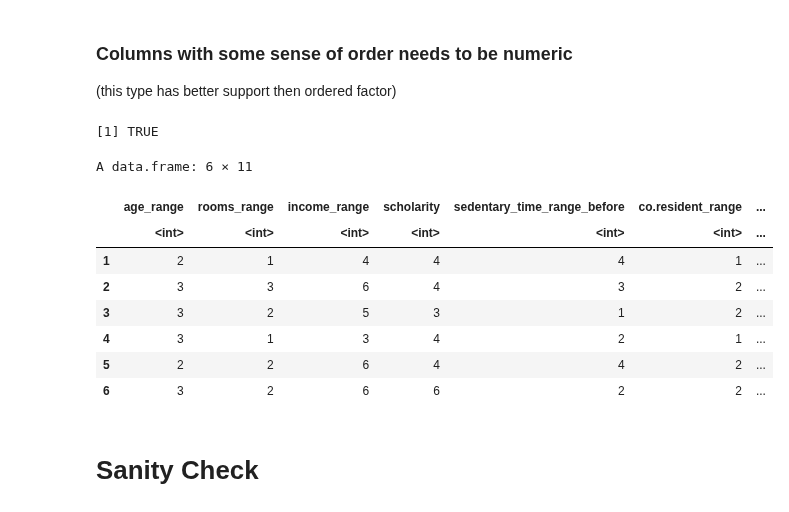
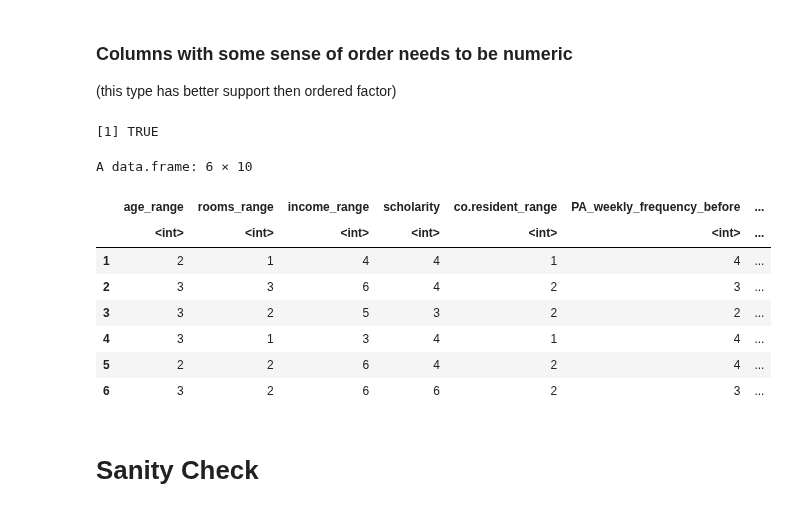
Before and after one commit to LASOS-INT/Barreiras-e-Facilitadores, a Jupyter notebook: R-notebooks/data_cleaning.ipynb, the cells around one changed output. Saved outputs shown, nothing was run; the diff lists cells and outputs as text; code cells hidden in the pictures.

```diff
--- a/R-notebooks/data_cleaning.ipynb
+++ b/R-notebooks/data_cleaning.ipynb
@@ -101,45 +101,50 @@ df$PA_practice_during[df$PA_practice_during == 1] <- "dont_practice"
 df$PA_intensity_before[df$PA_intensity_before == 4] <- 0
 df$PA_intensity_during[df$PA_intensity_during == 4] <- 0
 df$PA_duration_before[df$PA_duration_before == 5] <- 0
+
+df$sedentary_time_range_during[df$sedentary_time_range_during < 5] <- "less_then_8_hours"
+df$sedentary_time_range_during[df$sedentary_time_range_during == 5] <- "8_hour_or_more"
+
+df$sedentary_time_range_before[df$sedentary_time_range_before < 5] <- "less_then_8_hours"
+df$sedentary_time_range_before[df$sedentary_time_range_before == 5] <- "8_hour_or_more"
 # %% [markdown]
 ### Columns with some sense of order needs to be numeric
 (this type has better support then ordered factor)
 # %%
 numeric_columns = c(
     'age_range',
     'rooms_range',
     'income_range',
     'scholarity',
-    'sedentary_time_range_before',
     'co.resident_range',
     "PA_weekly_frequency_before",
     'PA_intensity_before',
     'PA_intensity_during',
     'PA_duration_before',
     "pa_number_before"
 )
 columns = names(df)
 categorical_columns <- columns[!columns %in% numeric_columns]
 
 
 df[, categorical_columns] <- lapply(df[, categorical_columns], as.factor)
 df[, numeric_columns] <- lapply(df[, numeric_columns], as.integer)
 
 
 df[1, 2] < df[2, 2]
 
 head(df[, numeric_columns])
 # %% [output]
 [1] TRUE
-A data.frame: 6 × 11
+A data.frame: 6 × 10
-|  | age_range | rooms_range | income_range | scholarity | sedentary_time_range_before | co.resident_range | ... |
+|  | age_range | rooms_range | income_range | scholarity | co.resident_range | PA_weekly_frequency_before | ... |
 |  | <int> | <int> | <int> | <int> | <int> | <int> | ... |
-| 1 | 2 | 1 | 4 | 4 | 4 | 1 | ... |
-| 2 | 3 | 3 | 6 | 4 | 3 | 2 | ... |
-| 3 | 3 | 2 | 5 | 3 | 1 | 2 | ... |
-| 4 | 3 | 1 | 3 | 4 | 2 | 1 | ... |
-| 5 | 2 | 2 | 6 | 4 | 4 | 2 | ... |
-| 6 | 3 | 2 | 6 | 6 | 2 | 2 | ... |
+| 1 | 2 | 1 | 4 | 4 | 1 | 4 | ... |
+| 2 | 3 | 3 | 6 | 4 | 2 | 3 | ... |
+| 3 | 3 | 2 | 5 | 3 | 2 | 2 | ... |
+| 4 | 3 | 1 | 3 | 4 | 1 | 4 | ... |
+| 5 | 2 | 2 | 6 | 4 | 2 | 4 | ... |
+| 6 | 3 | 2 | 6 | 6 | 2 | 3 | ... |
 # %% [markdown]
 # Sanity Check
 # %% [markdown]
```
Also changed, not shown: 3 other files.
